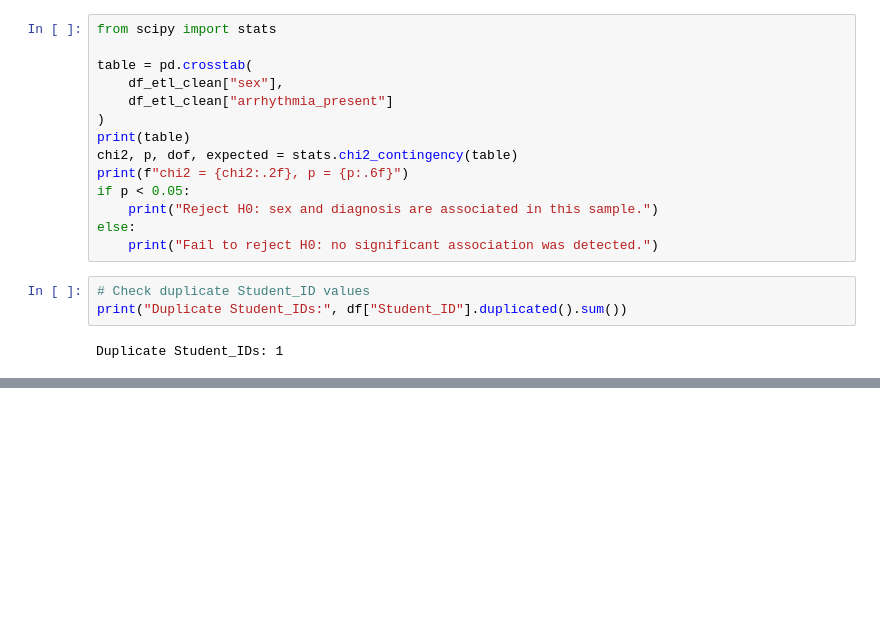
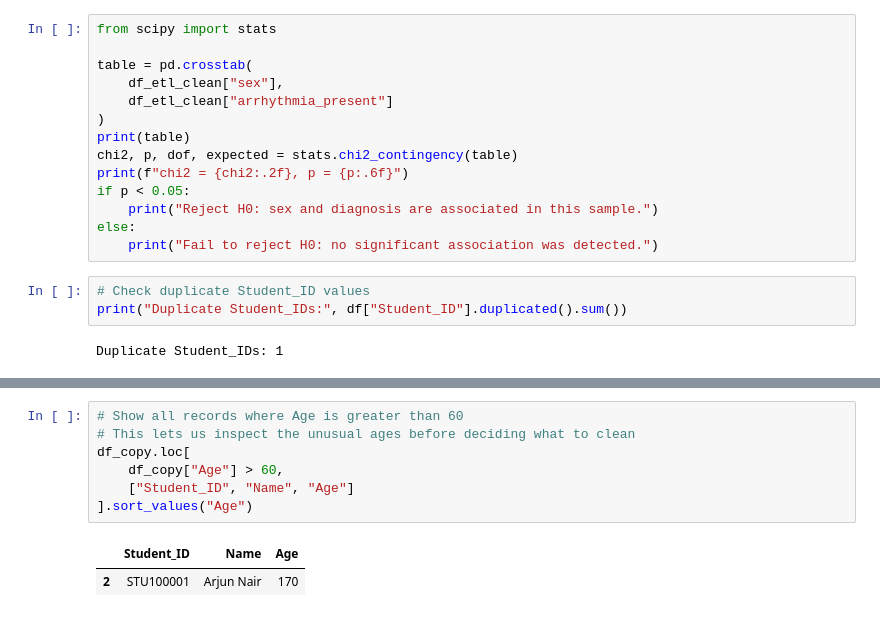
Before and after one commit to adithya-blip111/data_ai_project, a Jupyter notebook: src/data_ai_project.ipynb, the cells around one changed output, grey strips where cells are left out. Saved outputs shown, nothing was run; the diff lists cells and outputs as text; blank space fills up the shorter version.

Commit message:
Fix confirmed age data error and update cleaning rule

```diff
--- a/src/data_ai_project.ipynb
+++ b/src/data_ai_project.ipynb
@@ -719,0 +753,10 @@ Duplicate Student_IDs: 0
+# %%
+# Show all records where Age is greater than 60
+# This lets us inspect the unusual ages before deciding what to clean
+df_copy.loc[
+    df_copy["Age"] > 60,
+    ["Student_ID", "Name", "Age"]
+].sort_values("Age")
+# %% [output]
+|  | Student_ID | Name | Age |
+| 2 | STU100001 | Arjun Nair | 170 |
```
Also changed, not shown: parts of 9 cells of this notebook.
